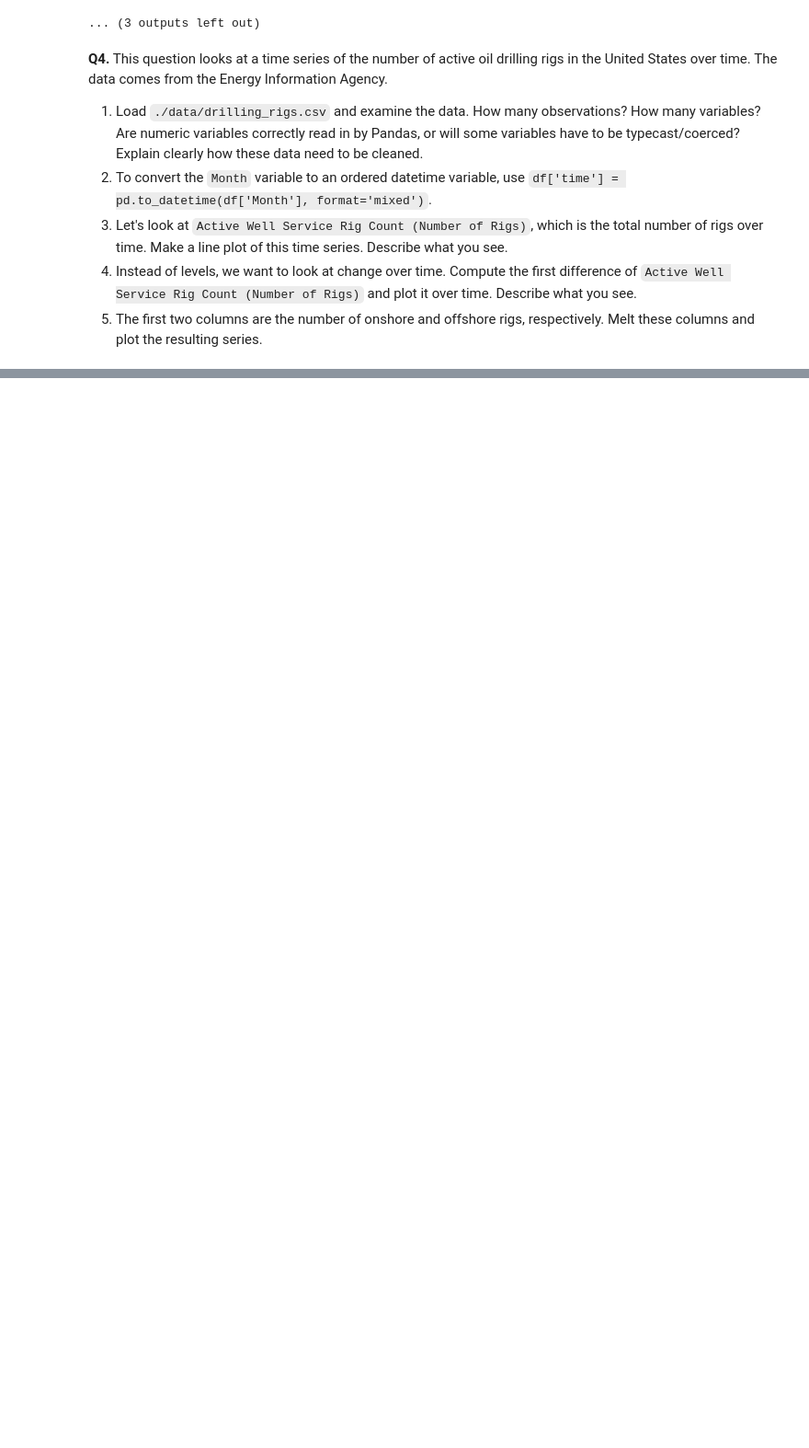
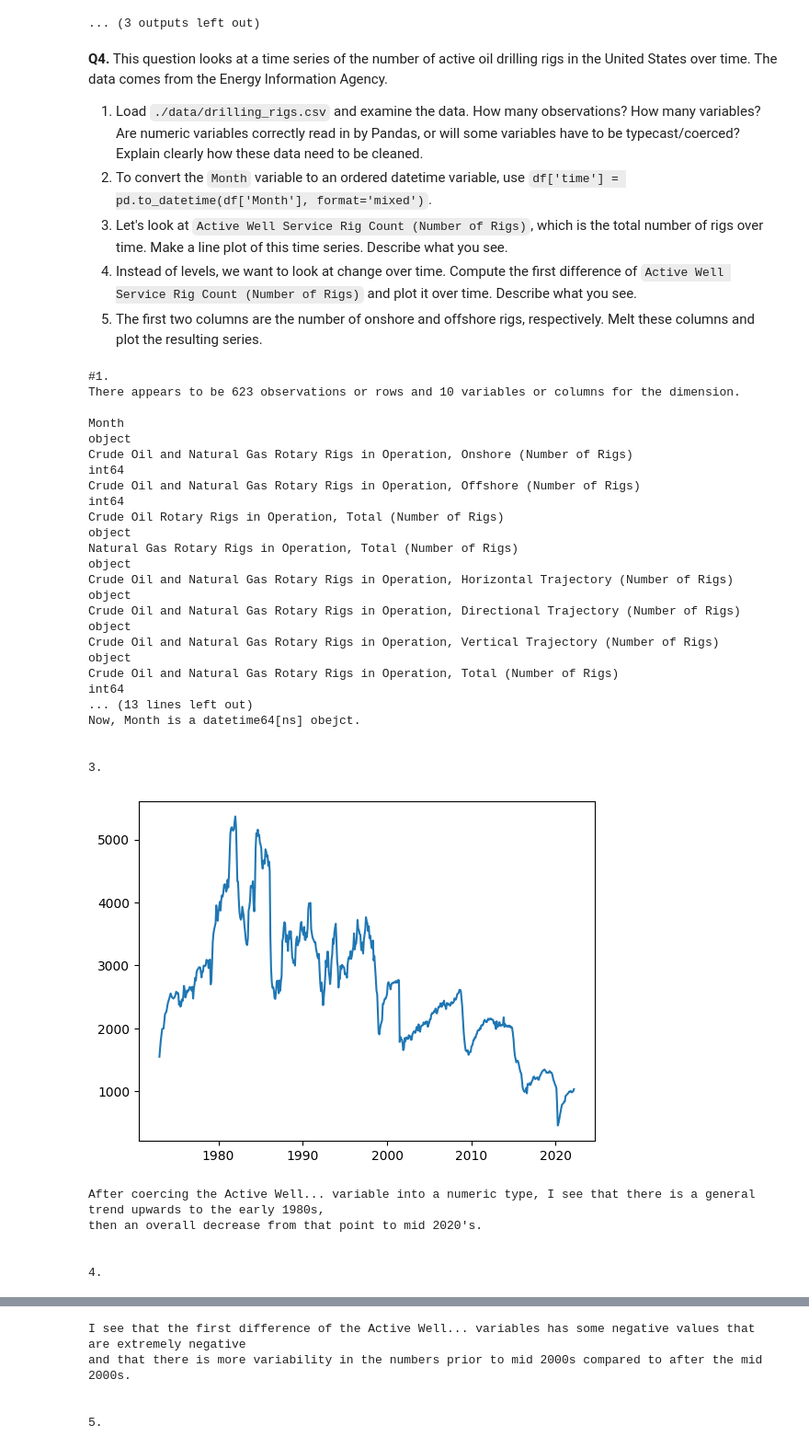
Before and after one commit to kayla-hekim/EDA, a Jupyter notebook: assignment/assignment.ipynb, the cells around one changed output, grey strips where cells are left out. Shown at 92% size. Saved outputs shown, nothing was run; the diff lists cells and outputs as text; code cells hidden in the pictures; blank space fills up the shorter version.

```diff
--- a/assignment/assignment.ipynb
+++ b/assignment/assignment.ipynb
@@ -198,3 +198,78 @@ This might be because the more space you rent, the more expensive the property b
 3. Let's look at `Active Well Service Rig Count (Number of Rigs)`, which is the total number of rigs over time. Make a line plot of this time series. Describe what you see.
 4. Instead of levels, we want to look at change over time. Compute the first difference of  `Active Well Service Rig Count (Number of Rigs)` and plot it over time. Describe what you see.
 5. The first two columns are the number of onshore and offshore rigs, respectively. Melt these columns and plot the resulting series.
+# %%
+#1.
+print("#1.")
+drill_df = pd.read_csv('data/drilling_rigs.csv', header=0)
+print("There appears to be", drill_df.shape[0], "observations or rows and", drill_df.shape[1], "variables or columns for the dimension. \n")
+print(drill_df.dtypes, "\n")
+print("It appears that we'll need to convert the 'Month' variable to a datetime object and Crude Oil Rotary Rigs in Operation, \nNatural Gas Rotary Rigs in Operation, Crude Oil and Natural Gas Rotary Rigs in Operation Horizontal Trajectory, \nCrude Oil and Natural Gas Rotary Rigs in Operation Directional Trajectory, Crude Oil and Natural Gas Rotary Rigs in Operation, Vertical Trajectory, \nand Active Well Service Rig Count to an int65\n")
+print("To convert these, I'll need to remove possible empty values and convert each to their correct respective types. \nI can do this with panda's nan and coercion with pd.to_numeric.\n\n")
+
+
+#2.
+import warnings
+warnings.simplefilter(action='ignore', category=FutureWarning)
+
+print("2.")
+drill_df['Month'] = pd.to_datetime(drill_df['Month'], format='mixed')
+print("Now, Month is a", drill_df.dtypes[0], "obejct.\n\n")
+
+
+#3.
+print("3.")
+drill_df['Active Well Service Rig Count (Number of Rigs)'] = pd.to_numeric(drill_df['Active Well Service Rig Count (Number of Rigs)'], errors='coerce')
+plt.plot(drill_df['Month'], drill_df['Active Well Service Rig Count (Number of Rigs)'])
+plt.show()
+print("After coercing the Active Well... variable into a numeric type, I see that there is a general trend upwards to the early 1980s, \nthen an overall decrease from that point to mid 2020's.\n\n")
+
+
+#4.
+print("4.")
+drill_df['Active Well Difference'] = drill_df['Active Well Service Rig Count (Number of Rigs)'].diff()
+plt.plot(drill_df['Month'], drill_df['Active Well Difference'])
+plt.show()
+print("I see that the first difference of the Active Well... variables has some negative values that are extremely negative \nand that there is more variability in the numbers prior to mid 2000s compared to after the mid 2000s.\n\n")
+
+
+#5.
+print("5.")
+melted_df = pd.melt(drill_df, id_vars=['Month'],
+                    value_vars=['Crude Oil and Natural Gas Rotary Rigs in Operation, Onshore (Number of Rigs)',
+                                'Crude Oil and Natural Gas Rotary Rigs in Operation, Offshore (Number of Rigs)'],
+                    var_name="Rig Type", value_name="Number of Rigs")
+# plt.plot(melted_df['Month'], melted_df['Crude Oil and Natural Gas Rotary Rigs in Operation, Onshore (Number of Rigs)'], marker='o')
+# plt.plot(melted_df['Month'], melted_df['Crude Oil and Natural Gas Rotary Rigs in Operation, Offshore (Number of Rigs)'], marker='s')
+onshore_df = melted_df[melted_df["Rig Type"] == "Crude Oil and Natural Gas Rotary Rigs in Operation, Onshore (Number of Rigs)"]
+plt.plot(onshore_df["Month"], onshore_df["Number of Rigs"], label="Onshore Rigs")
+
+# Filter for Offshore rigs and plot
+offshore_df = melted_df[melted_df["Rig Type"] == "Crude Oil and Natural Gas Rotary Rigs in Operation, Offshore (Number of Rigs)"]
+plt.plot(offshore_df["Month"], offshore_df["Number of Rigs"], label="Offshore Rigs")
+
+plt.show()
+# %% [output]
+#1.
+There appears to be 623 observations or rows and 10 variables or columns for the dimension.
+
+Month                                                                                          object
+Crude Oil and Natural Gas Rotary Rigs in Operation, Onshore (Number of Rigs)                    int64
+Crude Oil and Natural Gas Rotary Rigs in Operation, Offshore (Number of Rigs)                   int64
+Crude Oil Rotary Rigs in Operation, Total (Number of Rigs)                                     object
+Natural Gas Rotary Rigs in Operation, Total (Number of Rigs)                                   object
+Crude Oil and Natural Gas Rotary Rigs in Operation, Horizontal Trajectory (Number of Rigs)     object
+Crude Oil and Natural Gas Rotary Rigs in Operation, Directional Trajectory (Number of Rigs)    object
+Crude Oil and Natural Gas Rotary Rigs in Operation, Vertical Trajectory (Number of Rigs)       object
+Crude Oil and Natural Gas Rotary Rigs in Operation, Total (Number of Rigs)                      int64
+... (13 lines left out)
+Now, Month is a datetime64[ns] obejct.
+
+
+3.
+[figure, added]
+After coercing the Active Well... variable into a numeric type, I see that there is a general trend upwards to the early 1980s,
+then an overall decrease from that point to mid 2020's.
+
+
+4.
@@ -200,0 +277,5 @@ This might be because the more space you rent, the more expensive the property b
+I see that the first difference of the Active Well... variables has some negative values that are extremely negative
+and that there is more variability in the numbers prior to mid 2000s compared to after the mid 2000s.
+
+
+5.
```
Also changed, not shown: parts of 1 cell of this notebook.
